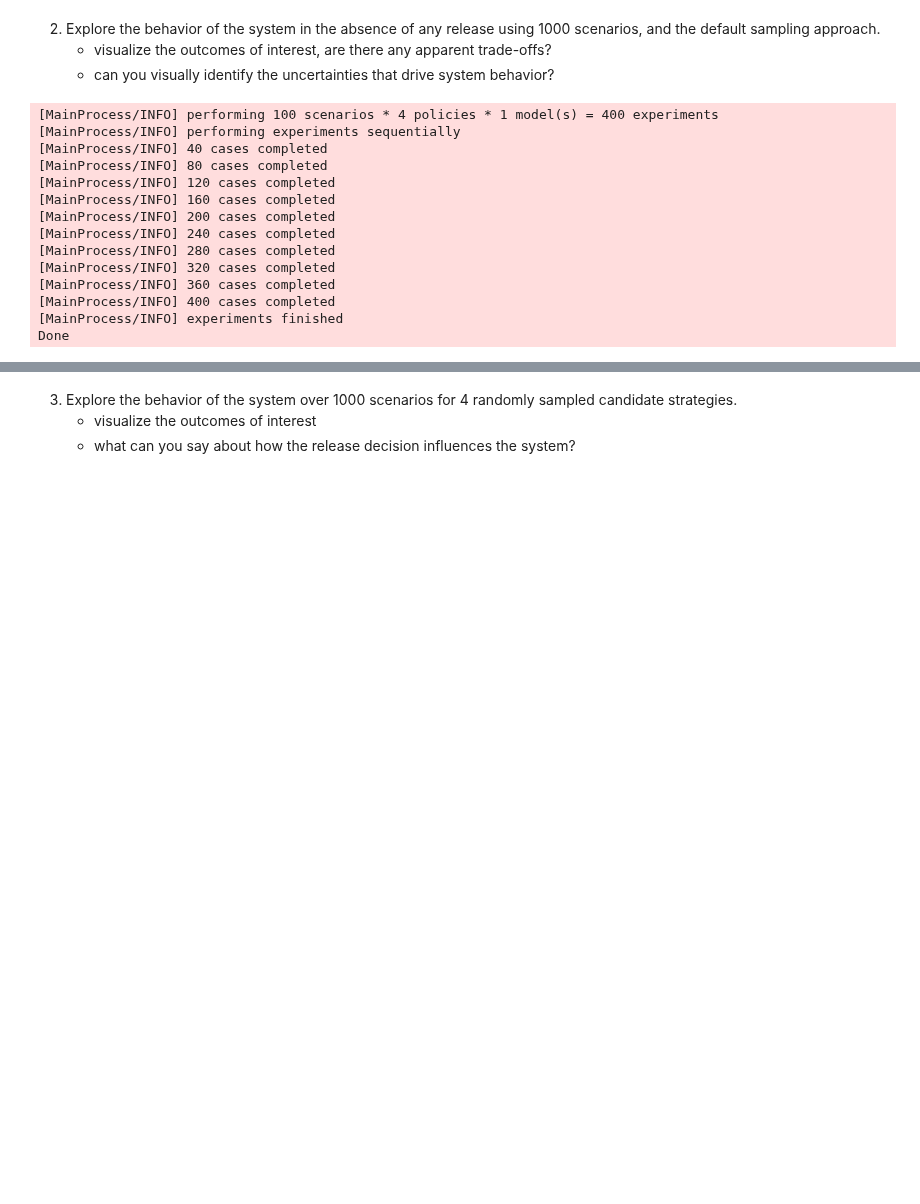
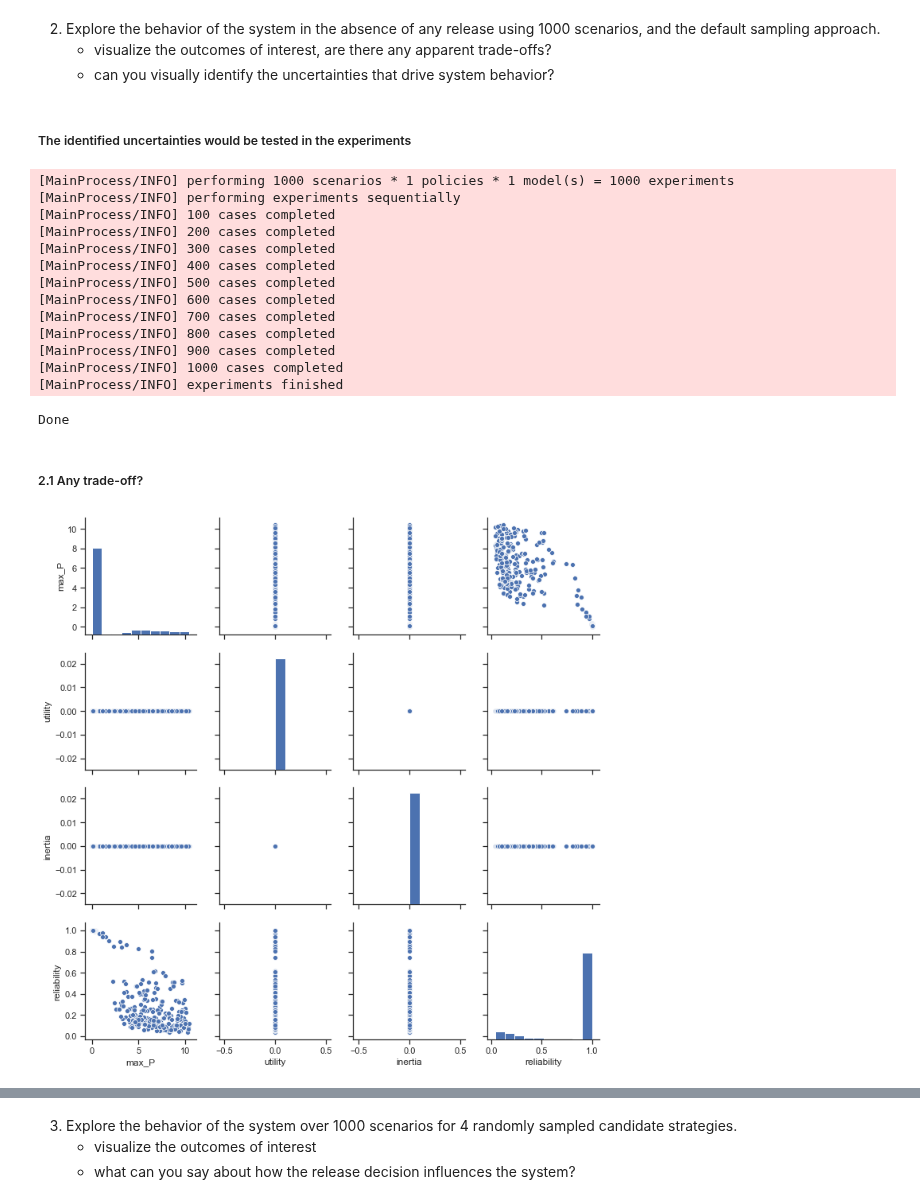
Before and after one commit to triple-capacho/EPA1361, a Jupyter notebook: Week 1-2 - general intro to exploratory modelling/assignment 2 - lakemodel.ipynb, the cells around one changed output, grey strips where cells are left out. Saved outputs shown, nothing was run; the diff lists cells and outputs as text; code cells hidden in the pictures; blank space fills up the shorter version.

```diff
--- a/Week 1-2 - general intro to exploratory modelling/assignment 2 - lakemodel.ipynb
+++ b/Week 1-2 - general intro to exploratory modelling/assignment 2 - lakemodel.ipynb
@@ -188,26 +188,35 @@ Done
 2. Explore the behavior of the system in the absence of any release using 1000 scenarios, and the default sampling approach.
     * visualize the outcomes of interest, are there any apparent trade-offs?
     * can you visually identify the uncertainties that drive system behavior?
+# %% [markdown]
+##### The identified uncertainties would be tested in the experiments
 # %%
 from ema_workbench import SequentialEvaluator, ema_logging
 
 ema_logging.log_to_stderr(ema_logging.INFO)
 
 with SequentialEvaluator(model) as evaluator:
-    experiments, outcomes = evaluator.perform_experiments(scenarios=100, policies=4)
+    experiments, outcomes = evaluator.perform_experiments(scenarios=1000)
 print("Done")
 # %% [output]
-[MainProcess/INFO] performing 100 scenarios * 4 policies * 1 model(s) = 400 experiments
+[MainProcess/INFO] performing 1000 scenarios * 1 policies * 1 model(s) = 1000 experiments
 [MainProcess/INFO] performing experiments sequentially
-[MainProcess/INFO] 40 cases completed
-[MainProcess/INFO] 80 cases completed
-[MainProcess/INFO] 120 cases completed
-[MainProcess/INFO] 160 cases completed
+[MainProcess/INFO] 100 cases completed
 [MainProcess/INFO] 200 cases completed
-[MainProcess/INFO] 240 cases completed
-[MainProcess/INFO] 280 cases completed
-[MainProcess/INFO] 320 cases completed
-[MainProcess/INFO] 360 cases completed
+[MainProcess/INFO] 300 cases completed
 [MainProcess/INFO] 400 cases completed
+[MainProcess/INFO] 500 cases completed
+[MainProcess/INFO] 600 cases completed
+[MainProcess/INFO] 700 cases completed
+[MainProcess/INFO] 800 cases completed
+[MainProcess/INFO] 900 cases completed
+[MainProcess/INFO] 1000 cases completed
 [MainProcess/INFO] experiments finished
-Done
+Done
+# %% [markdown]
+##### 2.1 Any trade-off?
+# %%
+sns.pairplot(data,vars=list(outcomes.keys()), diag_kind='hist')
+plt.show()
+# %% [output]
+[figure, added]
```
Also changed, not shown: parts of 12 cells of this notebook.
